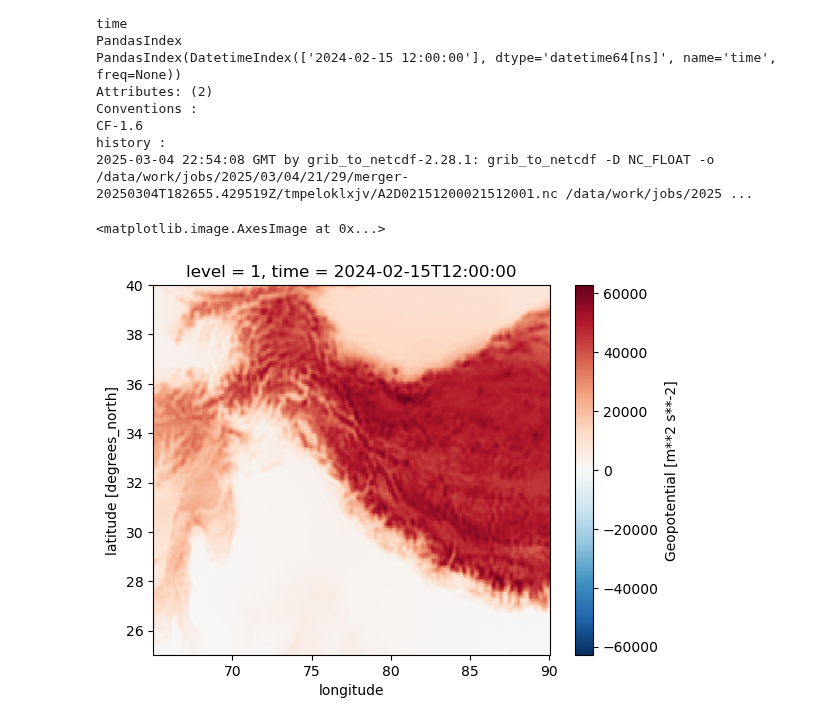
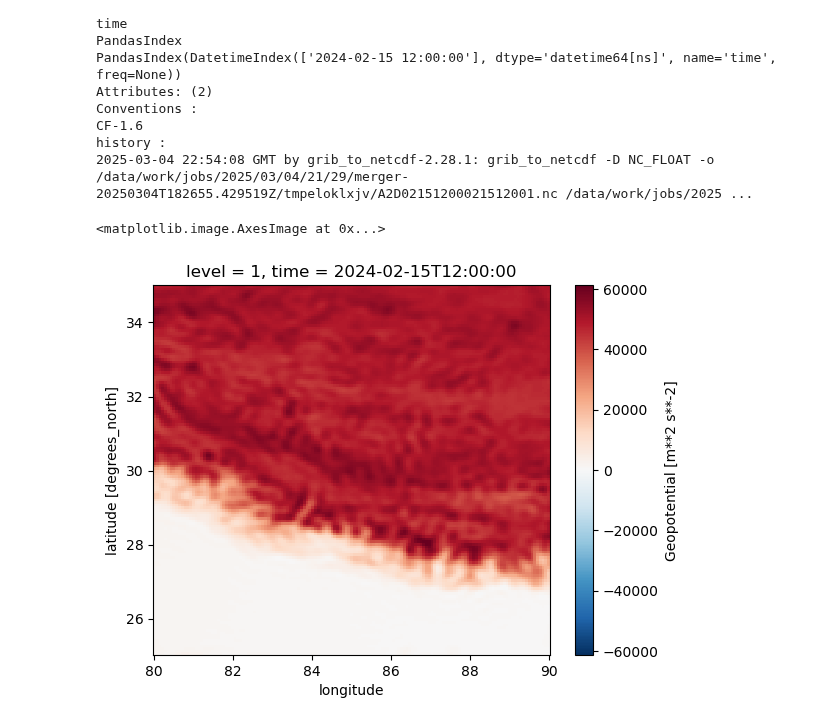
Before and after one commit to opera-adt/tropo, a Jupyter notebook: notebooks/tests.ipynb, the cells around one changed output. Drawn from its saved outputs; the diff is of its cells as text; code cells hidden in the pictures.

```diff
--- a/notebooks/tests.ipynb
+++ b/notebooks/tests.ipynb
@@ -74,8 +76,9 @@ history :
 2025-03-04 22:54:08 GMT by grib_to_netcdf-2.28.1: grib_to_netcdf -D NC_FLOAT -o /data/work/jobs/2025/03/04/21/29/merger-20250304T182655.429519Z/tmpeloklxjv/A2D02151200021512001.nc /data/work/jobs/2025 ...
 # %%
 %matplotlib inline
-ds.isel(time=0, level=0).z.sel(longitude=slice(65, 90), latitude=slice(40, 25)).plot.imshow()
+isel = dict(longitude=slice(80, 90), latitude=slice(35, 25))
+ds.isel(time=0, level=0).z.sel(isel).plot.imshow()
 # %% [output]
 <matplotlib.image.AxesImage at 0x...>
-[figure, old version]
+[figure, new version]
 # %%
```
Also changed, not shown: parts of 35 cells of this notebook, 5 other files.
